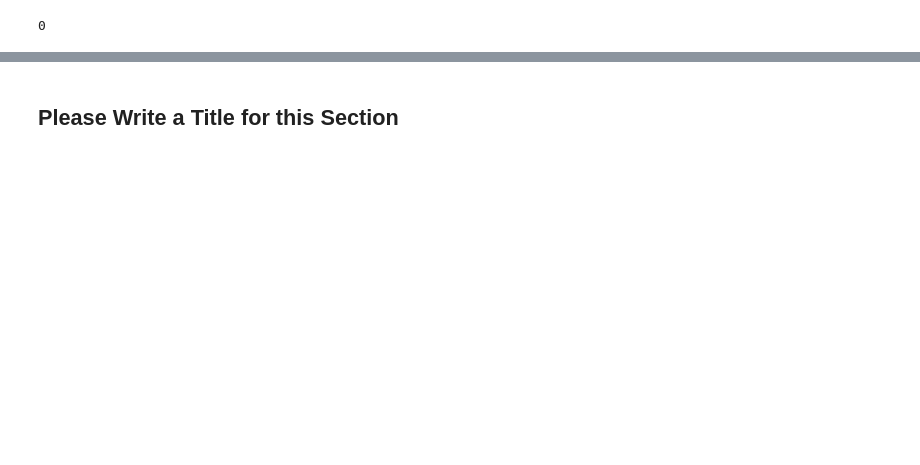
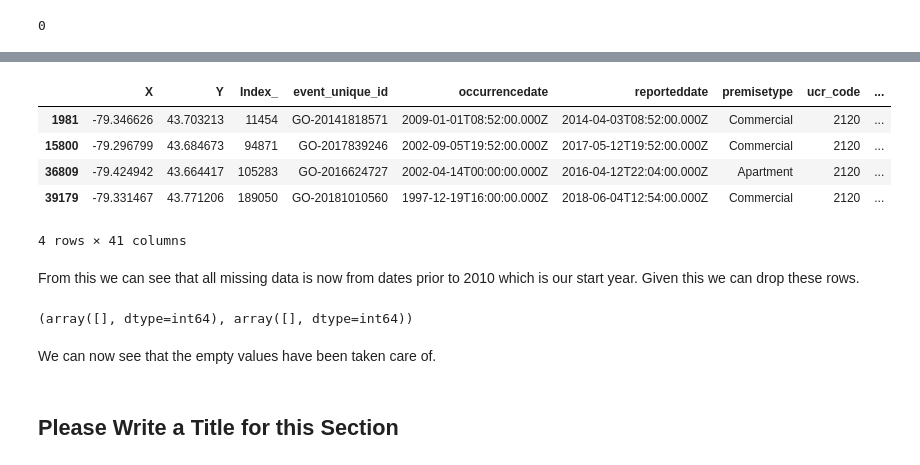
Before and after one commit to gdiaz89/SCS_3250_041-Group-2-Winter-2020, a Jupyter notebook: Term_Project_Version2.ipynb, the cells around one changed output, grey strips where cells are left out. Drawn from its saved outputs; the diff is of its cells as text; code cells hidden in the pictures; blank space fills up the shorter version.

```diff
--- a/Term_Project_Version2.ipynb
+++ b/Term_Project_Version2.ipynb
@@ -489,13 +492,13 @@ def round_time(time_str):
     >>> round_time('13:20')
     '13:00'
 
-    >>> round_time('24:40')
+    >>> round_time('23:40')
     '00:00'
     '''
     if int(time_str[3:]) < 30:
         return str(time_str[:2]) + ':00'
     else:
-        if int(time_str[:2]) == 24:
+        if int(time_str[:2]) == 23:
             return '00:00'
         else:
             return str(int(time_str[:2]) + 1) + ':00'
@@ -548,0 +580,11 @@ bne_weather_data['Date/Time'].isna().sum()
+# %%
+bne_weather_data.loc[[1981,15800,36809,39179]]
+# %% [output]
+|  | X | Y | Index_ | event_unique_id | occurrencedate | reporteddate | premisetype | ucr_code | ... |
+| 1981 | -79.346626 | 43.703213 | 11454 | GO-20141818571 | 2009-01-01T08:52:00.000Z | 2014-04-03T08:52:00.000Z | Commercial | 2120 | ... |
+| 15800 | -79.296799 | 43.684673 | 94871 | GO-2017839246 | 2002-09-05T19:52:00.000Z | 2017-05-12T19:52:00.000Z | Commercial | 2120 | ... |
+| 36809 | -79.424942 | 43.664417 | 105283 | GO-2016624727 | 2002-04-14T00:00:00.000Z | 2016-04-12T22:04:00.000Z | Apartment | 2120 | ... |
+| 39179 | -79.331467 | 43.771206 | 189050 | GO-20181010560 | 1997-12-19T16:00:00.000Z | 2018-06-04T12:54:00.000Z | Commercial | 2120 | ... |
+4 rows × 41 columns
+# %% [markdown]
+From this we can see that all missing data is now from dates prior to 2010 which is our start year. Given this we can drop these rows.
@@ -549,3 +593,9 @@ bne_weather_data['Date/Time'].isna().sum()
+# %%
+np.where(pd.isnull(bne_weather_data))
+# %% [output]
+(array([], dtype=int64), array([], dtype=int64))
+# %% [markdown]
+We can now see that the empty values have been taken care of.
 # %% [markdown]
 ## Please Write a Title for this Section
 # %%
```
Also changed, not shown: parts of 21 cells of this notebook.
